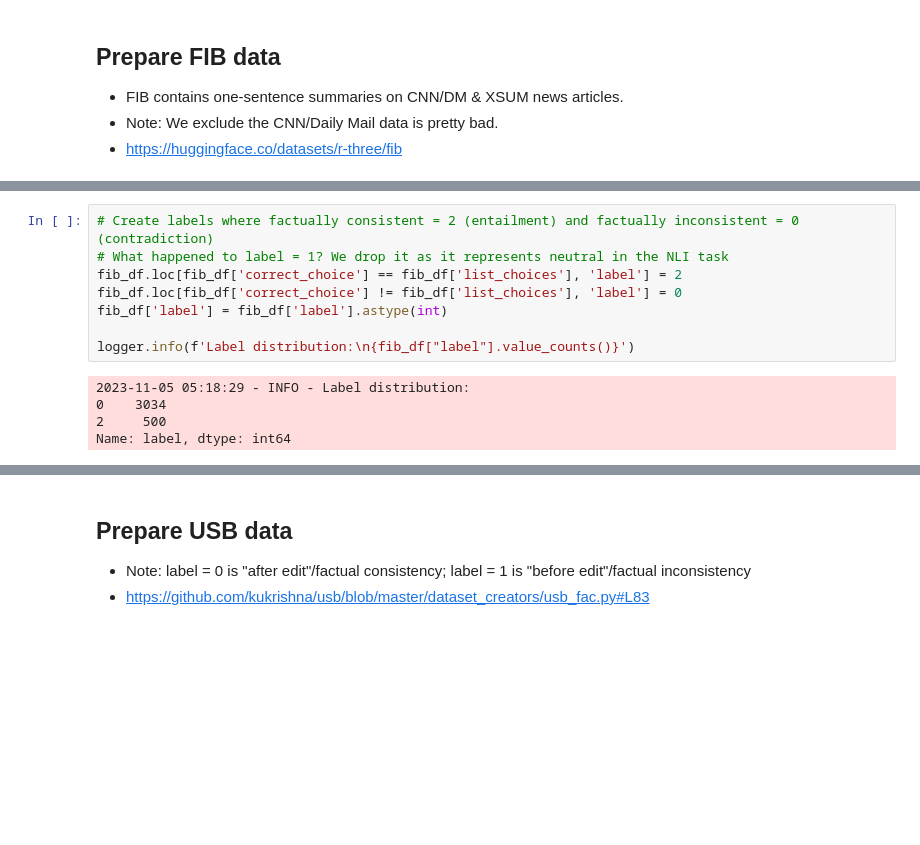
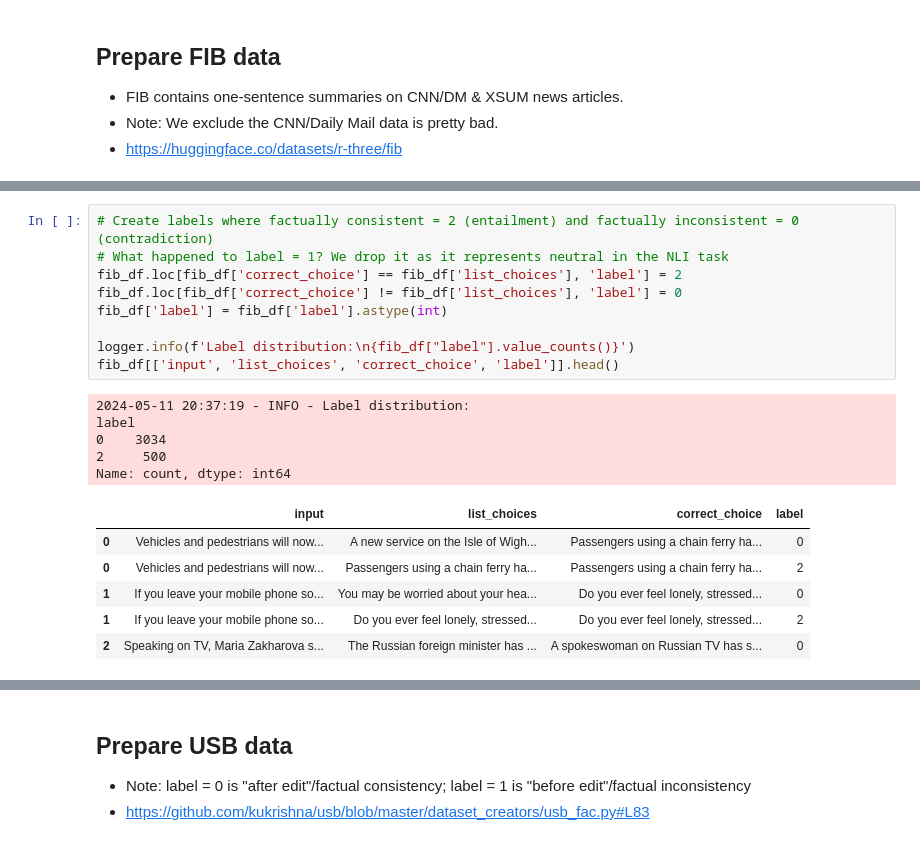
Before and after one commit to eugeneyan/visualizing-finetunes, a Jupyter notebook: 1_prep_data.ipynb, the cells around one changed output, grey strips where cells are left out. Saved outputs shown, nothing was run; the diff lists cells and outputs as text; blank space fills up the shorter version.

```diff
--- a/1_prep_data.ipynb
+++ b/1_prep_data.ipynb
@@ -89,16 +101,24 @@ logger.info(f'No. of rows in FIB: {len(fib_df):,}')
 # %%
 # Create labels where factually consistent = 2 (entailment) and factually inconsistent = 0 (contradiction)
 # What happened to label = 1? We drop it as it represents neutral in the NLI task
 fib_df.loc[fib_df['correct_choice'] == fib_df['list_choices'], 'label'] = 2
 fib_df.loc[fib_df['correct_choice'] != fib_df['list_choices'], 'label'] = 0
 fib_df['label'] = fib_df['label'].astype(int)
 
 logger.info(f'Label distribution:\n{fib_df["label"].value_counts()}')
+fib_df[['input', 'list_choices', 'correct_choice', 'label']].head()
 # %% [output]
-2023-11-05 05:18:29 - INFO - Label distribution:
+2024-05-11 20:37:19 - INFO - Label distribution:
+label
 0    3034
 2     500
-Name: label, dtype: int64
+Name: count, dtype: int64
+|  | input | list_choices | correct_choice | label |
+| 0 | Vehicles and pedestrians will now... | A new service on the Isle of Wigh... | Passengers using a chain ferry ha... | 0 |
+| 0 | Vehicles and pedestrians will now... | Passengers using a chain ferry ha... | Passengers using a chain ferry ha... | 2 |
+| 1 | If you leave your mobile phone so... | You may be worried about your hea... | Do you ever feel lonely, stressed... | 0 |
+| 1 | If you leave your mobile phone so... | Do you ever feel lonely, stressed... | Do you ever feel lonely, stressed... | 2 |
+| 2 | Speaking on TV, Maria Zakharova s... | The Russian foreign minister has ... | A spokeswoman on Russian TV has s... | 0 |
 # %%
 # Split into train and val, ensuring that the same source doc doesn't appear across train and val
 source_grouped = (fib_df.groupby('input')
```
Also changed, not shown: parts of 17 cells of this notebook.
